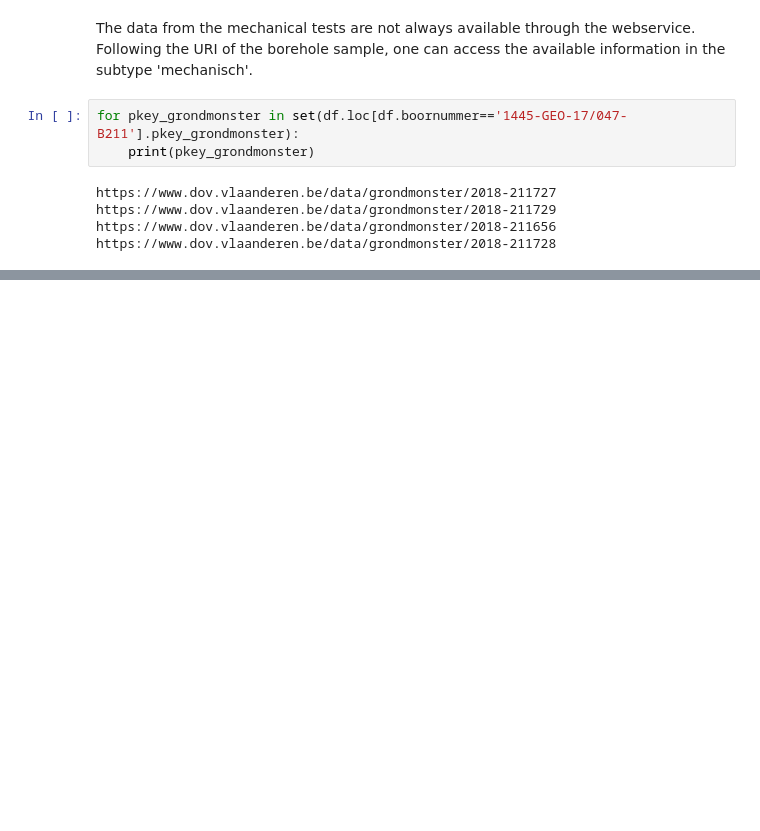
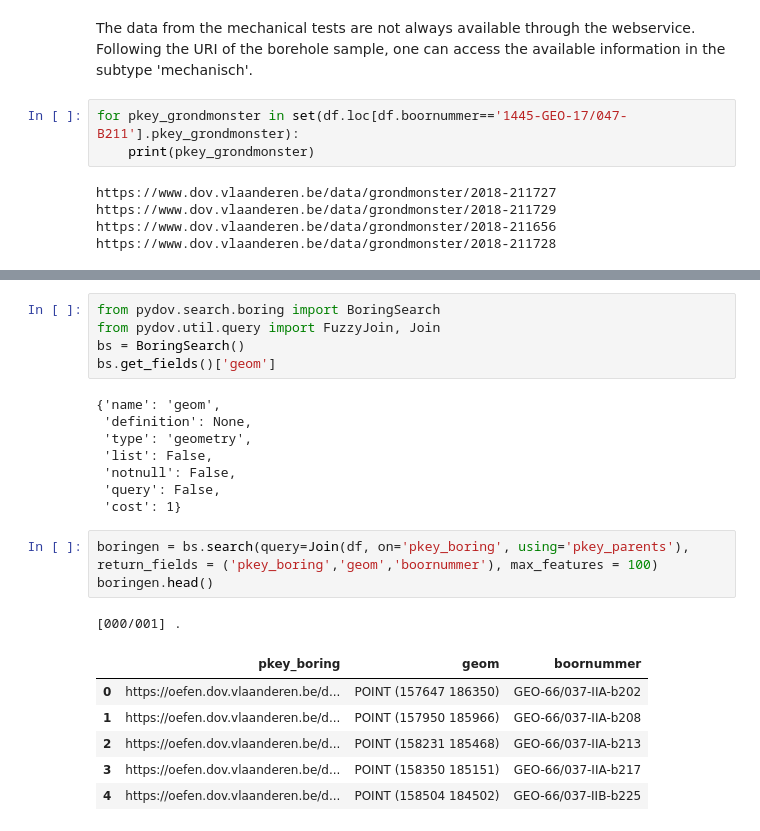
Before and after one commit to DOV-Vlaanderen/pydov, a Jupyter notebook: docs/notebooks/search_monsters.ipynb, the cells around one changed output, grey strips where cells are left out. Cells and saved outputs as stored; diff of their text form; blank space fills up the shorter version.

```diff
--- a/docs/notebooks/search_monsters.ipynb
+++ b/docs/notebooks/search_monsters.ipynb
@@ -298,0 +265,24 @@ fmap
+# %%
+from pydov.search.boring import BoringSearch
+from pydov.util.query import FuzzyJoin, Join
+bs = BoringSearch()
+bs.get_fields()['geom']
+# %% [output]
+{'name': 'geom',
+ 'definition': None,
+ 'type': 'geometry',
+ 'list': False,
+ 'notnull': False,
+ 'query': False,
+ 'cost': 1}
+# %%
+boringen = bs.search(query=Join(df, on='pkey_boring', using='pkey_parents'), return_fields = ('pkey_boring','geom','boornummer'), max_features = 100)
+boringen.head()
+# %% [output]
+[000/001] .
+|  | pkey_boring | geom | boornummer |
+| 0 | https://oefen.dov.vlaanderen.be/d... | POINT (157647 186350) | GEO-66/037-IIA-b202 |
+| 1 | https://oefen.dov.vlaanderen.be/d... | POINT (157950 185966) | GEO-66/037-IIA-b208 |
+| 2 | https://oefen.dov.vlaanderen.be/d... | POINT (158231 185468) | GEO-66/037-IIA-b213 |
+| 3 | https://oefen.dov.vlaanderen.be/d... | POINT (158350 185151) | GEO-66/037-IIA-b217 |
+| 4 | https://oefen.dov.vlaanderen.be/d... | POINT (158504 184502) | GEO-66/037-IIB-b225 |
```
Also changed, not shown: parts of 23 cells of this notebook.
